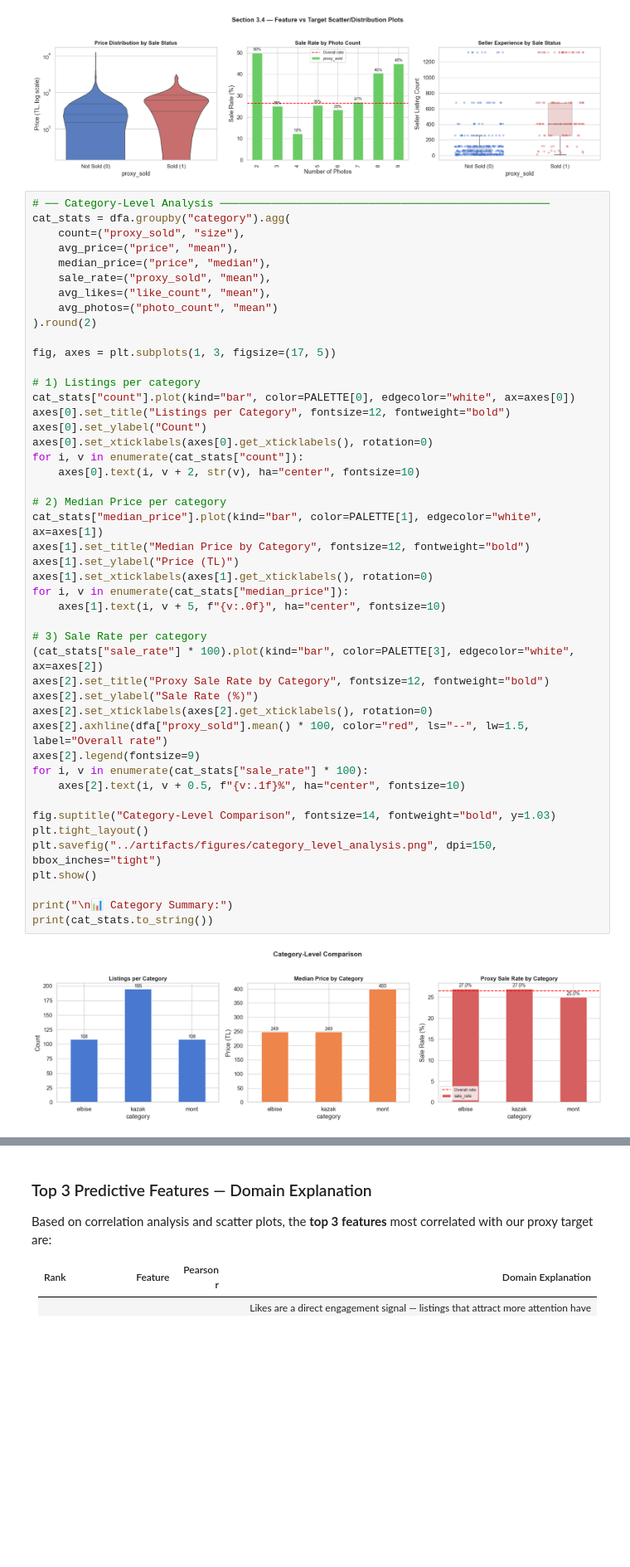
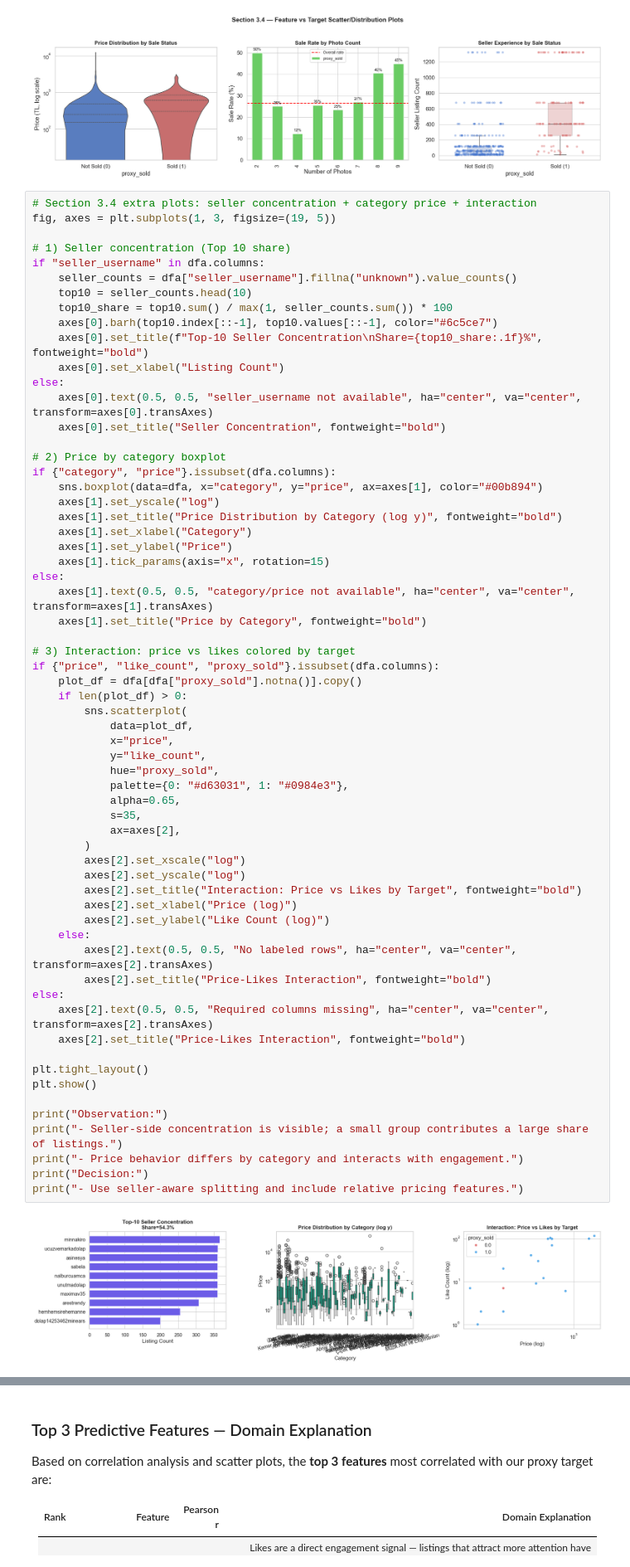
Before and after one commit to thefcan/dolap-sale-prediction, a Jupyter notebook: notebooks/01_eda_presentation.ipynb, the cells around one changed output, grey strips where cells are left out. Shown at 83% size. Cells and saved outputs as stored; diff of their text form; blank space fills up the shorter version.

```diff
--- a/notebooks/01_eda_presentation.ipynb
+++ b/notebooks/01_eda_presentation.ipynb
@@ -514,50 +695,66 @@ plt.show()
 # %% [output]
 [figure]
 # %%
-# ── Category-Level Analysis ───────────────────────────────────────────────────
-cat_stats = dfa.groupby("category").agg(
-    count=("proxy_sold", "size"),
-    avg_price=("price", "mean"),
-    median_price=("price", "median"),
-    sale_rate=("proxy_sold", "mean"),
-    avg_likes=("like_count", "mean"),
-    avg_photos=("photo_count", "mean")
-).round(2)
+# Section 3.4 extra plots: seller concentration + category price + interaction
+fig, axes = plt.subplots(1, 3, figsize=(19, 5))
 
-fig, axes = plt.subplots(1, 3, figsize=(17, 5))
+# 1) Seller concentration (Top 10 share)
+if "seller_username" in dfa.columns:
+    seller_counts = dfa["seller_username"].fillna("unknown").value_counts()
+    top10 = seller_counts.head(10)
+    top10_share = top10.sum() / max(1, seller_counts.sum()) * 100
+    axes[0].barh(top10.index[::-1], top10.values[::-1], color="#6c5ce7")
+    axes[0].set_title(f"Top-10 Seller Concentration\nShare={top10_share:.1f}%", fontweight="bold")
+    axes[0].set_xlabel("Listing Count")
+else:
+    axes[0].text(0.5, 0.5, "seller_username not available", ha="center", va="center", transform=axes[0].transAxes)
+    axes[0].set_title("Seller Concentration", fontweight="bold")
 
-# 1) Listings per category
-cat_stats["count"].plot(kind="bar", color=PALETTE[0], edgecolor="white", ax=axes[0])
-axes[0].set_title("Listings per Category", fontsize=12, fontweight="bold")
-axes[0].set_ylabel("Count")
-axes[0].set_xticklabels(axes[0].get_xticklabels(), rotation=0)
-for i, v in enumerate(cat_stats["count"]):
-    axes[0].text(i, v + 2, str(v), ha="center", fontsize=10)
+# 2) Price by category boxplot
+if {"category", "price"}.issubset(dfa.columns):
+    sns.boxplot(data=dfa, x="category", y="price", ax=axes[1], color="#00b894")
+    axes[1].set_yscale("log")
+    axes[1].set_title("Price Distribution by Category (log y)", fontweight="bold")
+    axes[1].set_xlabel("Category")
+    axes[1].set_ylabel("Price")
+    axes[1].tick_params(axis="x", rotation=15)
+else:
+    axes[1].text(0.5, 0.5, "category/price not available", ha="center", va="center", transform=axes[1].transAxes)
+    axes[1].set_title("Price by Category", fontweight="bold")
 
-# 2) Median Price per category
-cat_stats["median_price"].plot(kind="bar", color=PALETTE[1], edgecolor="white", ax=axes[1])
-axes[1].set_title("Median Price by Category", fontsize=12, fontweight="bold")
-axes[1].set_ylabel("Price (TL)")
-axes[1].set_xticklabels(axes[1].get_xticklabels(), rotation=0)
-for i, v in enumerate(cat_stats["median_price"]):
-    axes[1].text(i, v + 5, f"{v:.0f}", ha="center", fontsize=10)
+# 3) Interaction: price vs likes colored by target
+if {"price", "like_count", "proxy_sold"}.issubset(dfa.columns):
+    plot_df = dfa[dfa["proxy_sold"].notna()].copy()
+    if len(plot_df) > 0:
+        sns.scatterplot(
+            data=plot_df,
+            x="price",
+            y="like_count",
+            hue="proxy_sold",
+            palette={0: "#d63031", 1: "#0984e3"},
+            alpha=0.65,
+            s=35,
+            ax=axes[2],
+        )
+        axes[2].set_xscale("log")
+        axes[2].set_yscale("log")
+        axes[2].set_title("Interaction: Price vs Likes by Target", fontweight="bold")
+        axes[2].set_xlabel("Price (log)")
+        axes[2].set_ylabel("Like Count (log)")
+    else:
+        axes[2].text(0.5, 0.5, "No labeled rows", ha="center", va="center", transform=axes[2].transAxes)
+        axes[2].set_title("Price-Likes Interaction", fontweight="bold")
+else:
+    axes[2].text(0.5, 0.5, "Required columns missing", ha="center", va="center", transform=axes[2].transAxes)
+    axes[2].set_title("Price-Likes Interaction", fontweight="bold")
 
-# 3) Sale Rate per category
-(cat_stats["sale_rate"] * 100).plot(kind="bar", color=PALETTE[3], edgecolor="white", ax=axes[2])
-axes[2].set_title("Proxy Sale Rate by Category", fontsize=12, fontweight="bold")
-axes[2].set_ylabel("Sale Rate (%)")
-axes[2].set_xticklabels(axes[2].get_xticklabels(), rotation=0)
-axes[2].axhline(dfa["proxy_sold"].mean() * 100, color="red", ls="--", lw=1.5, label="Overall rate")
-axes[2].legend(fontsize=9)
-for i, v in enumerate(cat_stats["sale_rate"] * 100):
-    axes[2].text(i, v + 0.5, f"{v:.1f}%", ha="center", fontsize=10)
-
-fig.suptitle("Category-Level Comparison", fontsize=14, fontweight="bold", y=1.03)
 plt.tight_layout()
-plt.savefig("../artifacts/figures/category_level_analysis.png", dpi=150, bbox_inches="tight")
 plt.show()
 
-print("\n📊 Category Summary:")
-print(cat_stats.to_string())
+print("Observation:")
+print("- Seller-side concentration is visible; a small group contributes a large share of listings.")
+print("- Price behavior differs by category and interacts with engagement.")
+print("Decision:")
+print("- Use seller-aware splitting and include relative pricing features.")
 # %% [output]
-[figure, old version]
+[figure, new version]
```
Also changed, not shown: parts of 24 cells of this notebook, 6 other files.
